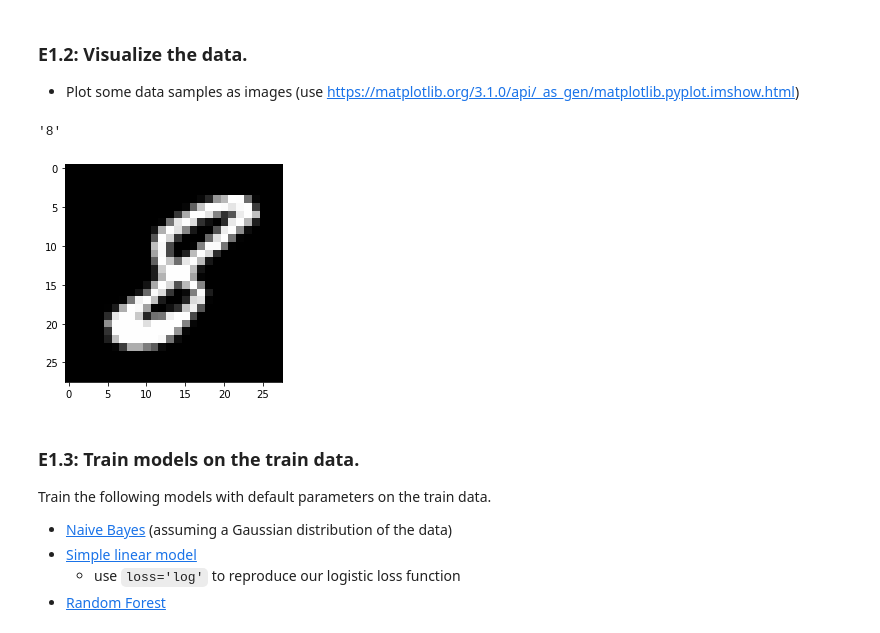
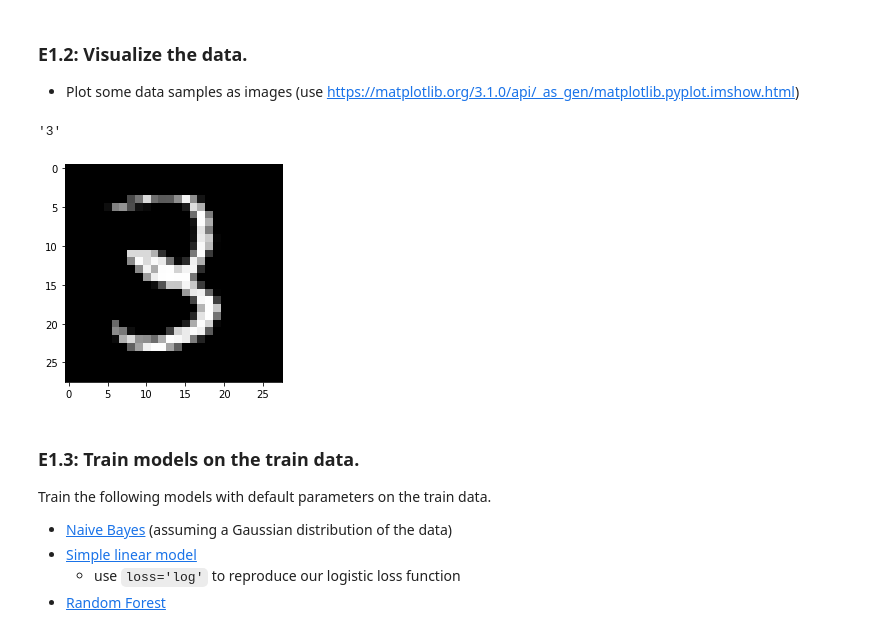
Before and after one commit to BayerAndreas/DataScience21, a Jupyter notebook: Block_5/Assignments/5_a_Classification.ipynb, the cells around one changed output. Saved outputs shown, nothing was run; the diff lists cells and outputs as text; code cells hidden in the pictures.

```diff
--- a/Block_5/Assignments/5_a_Classification.ipynb
+++ b/Block_5/Assignments/5_a_Classification.ipynb
@@ -29,11 +29,11 @@ array(['8', '4', '8', ..., '3', '8', '3'], dtype=object)
 ### E1.2: Visualize the data.
 * Plot some data samples as images (use https://matplotlib.org/3.1.0/api/_as_gen/matplotlib.pyplot.imshow.html)
 # %%
-plt.imshow(np.reshape(X_train[49834,:], [28, 28]), cmap='gray')
-y_train[49834]
+plt.imshow(np.reshape(X_train[8,:], [28, 28]), cmap='gray')
+y_train[8]
 # %% [output]
-'8'
+'3'
-[figure, old version]
+[figure, new version]
 # %% [markdown]
 ### E1.3: Train models on the train data.
 Train the following models with default parameters on the train data.
```
Also changed, not shown: parts of 2 cells of this notebook, 2 other files.
